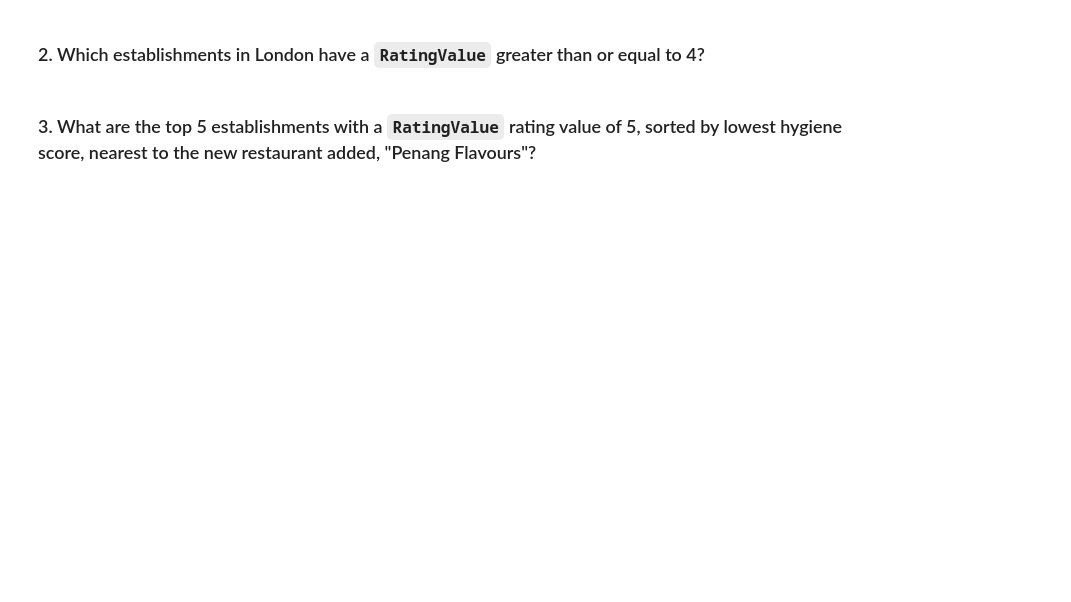
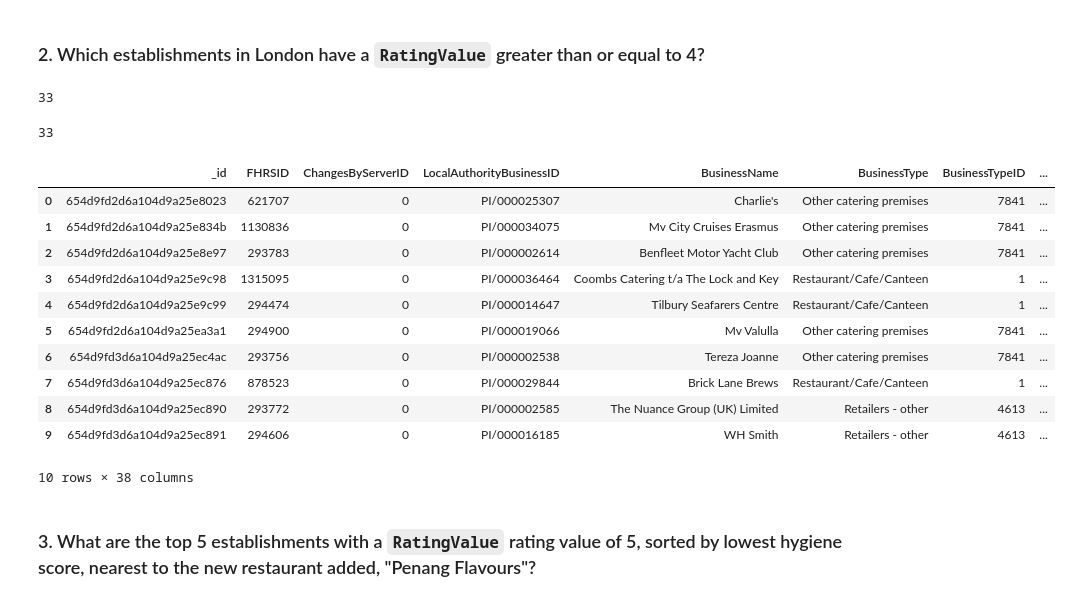
Before and after one commit to anderoos/CU-12-noSQL-challenge, a Jupyter notebook: NoSQL_analysis_starter.ipynb, the cells around one changed output. Cells and saved outputs as stored; diff of their text form; code cells hidden in the pictures; blank space fills up the shorter version.

```diff
--- a/NoSQL_analysis_starter.ipynb
+++ b/NoSQL_analysis_starter.ipynb
@@ -91,17 +99,41 @@ ValueError: Mixing dicts with non-Series may lead to ambiguous ordering.
 ### 2. Which establishments in London have a `RatingValue` greater than or equal to 4?
 # %%
 # Find the establishments with London as the Local Authority and has a RatingValue greater than or equal to 4.
-query =
+query = {'RatingValue': {'$gte': 4}}
 
 # Use count_documents to display the number of documents in the result
+results_count = establishments.count_documents(query)
+print(results_count)
 
 # Display the first document in the results using pprint
+results = list(establishments.find(query))
+for result in results:
+    pprint(result)
+# %% [output]
+33
 # %%
 # Convert the result to a Pandas DataFrame
+df = pd.json_normalize(results)
 
 # Display the number of rows in the DataFrame
+print(len(df))
 
 # Display the first 10 rows of the DataFrame
+df.head()
+# %% [output]
+33
+|  | _id | FHRSID | ChangesByServerID | LocalAuthorityBusinessID | BusinessName | BusinessType | BusinessTypeID | ... |
+| 0 | 654d9fd2d6a104d9a25e8023 | 621707 | 0 | PI/000025307 | Charlie's | Other catering premises | 7841 | ... |
+| 1 | 654d9fd2d6a104d9a25e834b | 1130836 | 0 | PI/000034075 | Mv City Cruises Erasmus | Other catering premises | 7841 | ... |
+| 2 | 654d9fd2d6a104d9a25e8e97 | 293783 | 0 | PI/000002614 | Benfleet Motor Yacht Club | Other catering premises | 7841 | ... |
+| 3 | 654d9fd2d6a104d9a25e9c98 | 1315095 | 0 | PI/000036464 | Coombs Catering t/a The Lock and Key | Restaurant/Cafe/Canteen | 1 | ... |
+| 4 | 654d9fd2d6a104d9a25e9c99 | 294474 | 0 | PI/000014647 | Tilbury Seafarers Centre | Restaurant/Cafe/Canteen | 1 | ... |
+| 5 | 654d9fd2d6a104d9a25ea3a1 | 294900 | 0 | PI/000019066 | Mv Valulla | Other catering premises | 7841 | ... |
+| 6 | 654d9fd3d6a104d9a25ec4ac | 293756 | 0 | PI/000002538 | Tereza Joanne | Other catering premises | 7841 | ... |
+| 7 | 654d9fd3d6a104d9a25ec876 | 878523 | 0 | PI/000029844 | Brick Lane Brews | Restaurant/Cafe/Canteen | 1 | ... |
+| 8 | 654d9fd3d6a104d9a25ec890 | 293772 | 0 | PI/000002585 | The Nuance Group (UK) Limited | Retailers - other | 4613 | ... |
+| 9 | 654d9fd3d6a104d9a25ec891 | 294606 | 0 | PI/000016185 | WH Smith | Retailers - other | 4613 | ... |
+10 rows × 38 columns
 # %% [markdown]
 ### 3. What are the top 5 establishments with a `RatingValue` rating value of 5, sorted by lowest hygiene score, nearest to the new restaurant added, "Penang Flavours"?
 # %%
```
Also changed, not shown: parts of 6 cells of this notebook, 1 other file.
